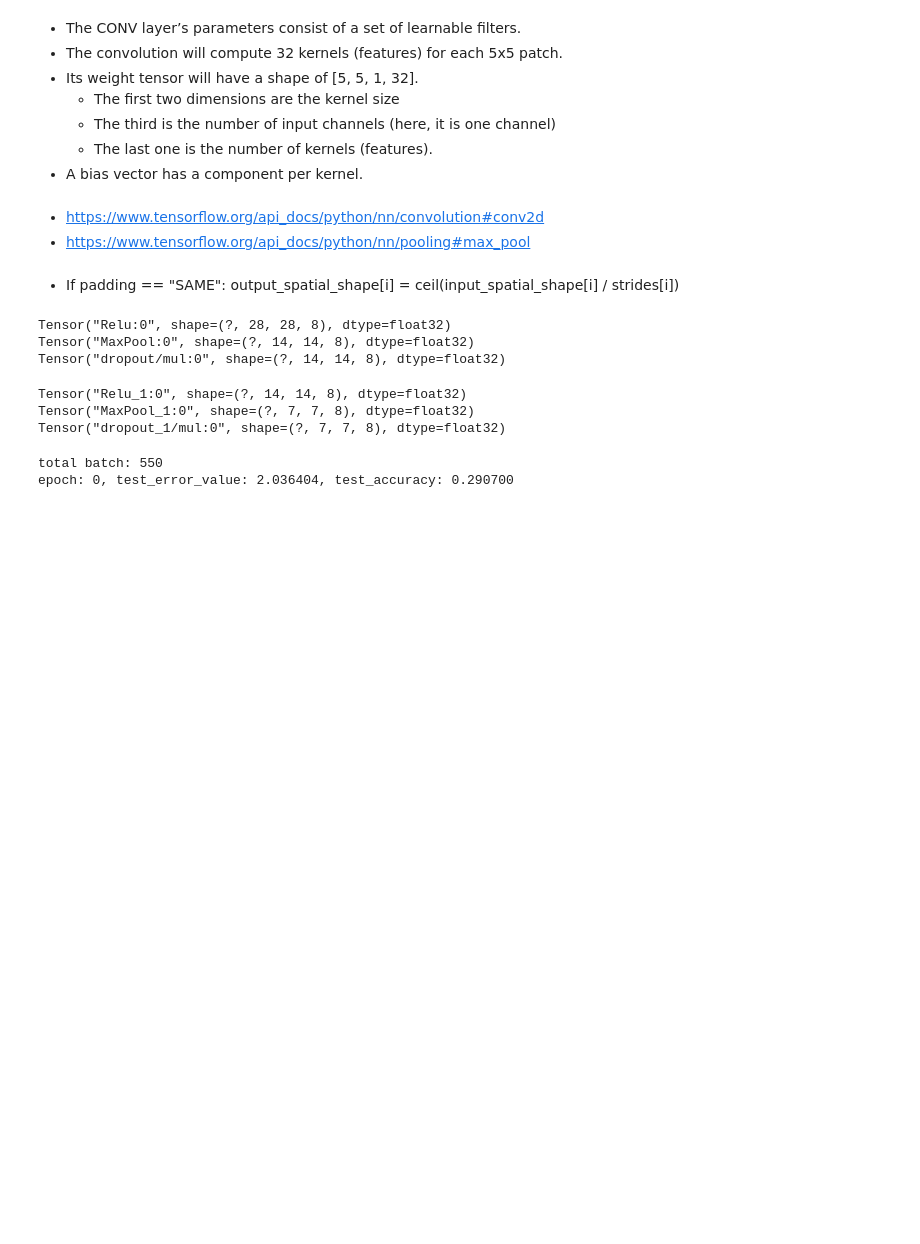
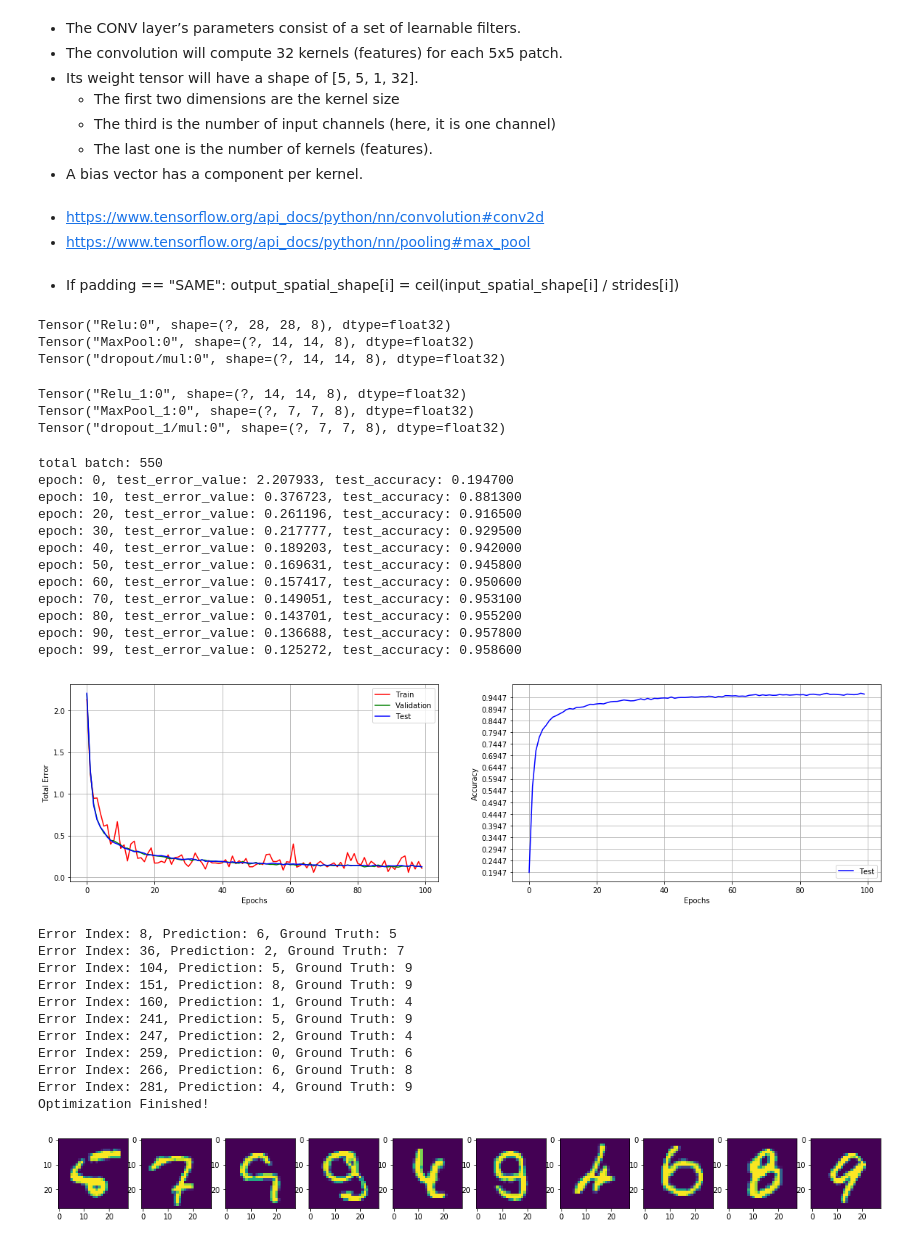
Before and after one commit to linklab/aiclass, a Jupyter notebook: 0.Professor/8.CNN/cnn.ipynb, the cells around one changed output. Drawn from its saved outputs; the diff is of its cells as text; code cells hidden in the pictures; blank space fills up the shorter version.

```diff
--- a/0.Professor/8.CNN/cnn.ipynb
+++ b/0.Professor/8.CNN/cnn.ipynb
@@ -163,32 +163,55 @@ with tf.Session() as sess:
     for epoch in range(training_epochs):
         # Loop over all batches
         for i in range(total_batch):
             batch_images, batch_labels = mnist.train.next_batch(batch_size)
             sess.run(optimizer, feed_dict={x: batch_images, y: batch_labels, keep_prob: 0.5})
 
         epoch_list.append(epoch)
 
         # Train Error Value
         t_error_value = sess.run(error, feed_dict={x: batch_images, y: batch_labels, keep_prob: 0.5})
         train_error_value_list.append(t_error_value)
 
         # Validation Error Value
         v_error_value = sess.run(error, feed_dict={x: mnist.validation.images, y: mnist.validation.labels, keep_prob: 0.5})
         validation_error_value_list.append(v_error_value)
 
         accuracy_value, error_value = sess.run((accuracy, error),
                                            feed_dict={x: mnist.test.images, y: mnist.test.labels, keep_prob: 0.5})
         test_error_value_list.append(error_value)
         test_accuracy_list.append(accuracy_value)
 
-        if epoch % print_epoch_period == 0:
+        if epoch % print_epoch_period == 0 or epoch == training_epochs - 1:
             print("epoch: %d, test_error_value: %f, test_accuracy: %f" % ( epoch, error_value, accuracy_value ))
 
     drawErrorValues(epoch_list, train_error_value_list, validation_error_value_list, test_error_value_list, test_accuracy_list)
 
     drawFalsePrediction(sess, 10)
 
     print("Optimization Finished!")
 # %% [output]
 total batch: 550
-epoch: 0, test_error_value: 2.036404, test_accuracy: 0.290700
+epoch: 0, test_error_value: 2.207933, test_accuracy: 0.194700
+epoch: 10, test_error_value: 0.376723, test_accuracy: 0.881300
+epoch: 20, test_error_value: 0.261196, test_accuracy: 0.916500
+epoch: 30, test_error_value: 0.217777, test_accuracy: 0.929500
+epoch: 40, test_error_value: 0.189203, test_accuracy: 0.942000
+epoch: 50, test_error_value: 0.169631, test_accuracy: 0.945800
+epoch: 60, test_error_value: 0.157417, test_accuracy: 0.950600
+epoch: 70, test_error_value: 0.149051, test_accuracy: 0.953100
+epoch: 80, test_error_value: 0.143701, test_accuracy: 0.955200
+epoch: 90, test_error_value: 0.136688, test_accuracy: 0.957800
+epoch: 99, test_error_value: 0.125272, test_accuracy: 0.958600
+[figure, added]
+Error Index: 8, Prediction: 6, Ground Truth: 5
+Error Index: 36, Prediction: 2, Ground Truth: 7
+Error Index: 104, Prediction: 5, Ground Truth: 9
+Error Index: 151, Prediction: 8, Ground Truth: 9
+Error Index: 160, Prediction: 1, Ground Truth: 4
+Error Index: 241, Prediction: 5, Ground Truth: 9
+Error Index: 247, Prediction: 2, Ground Truth: 4
+Error Index: 259, Prediction: 0, Ground Truth: 6
+Error Index: 266, Prediction: 6, Ground Truth: 8
+Error Index: 281, Prediction: 4, Ground Truth: 9
+Optimization Finished!
+[figure, added]
```
